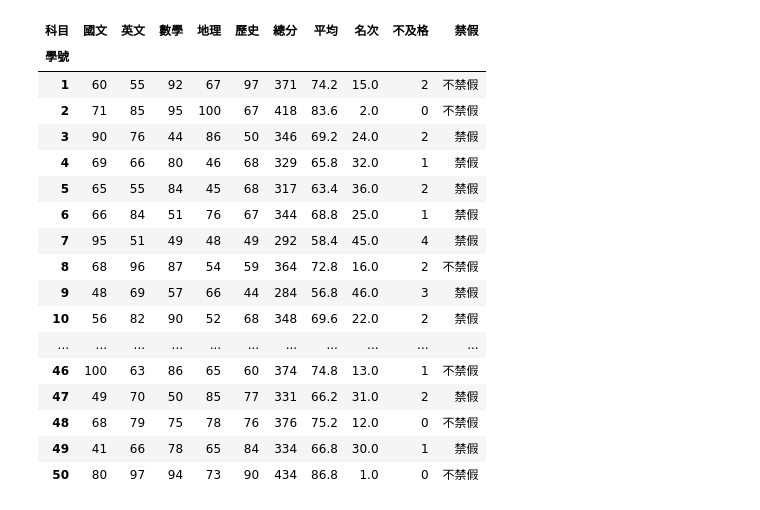
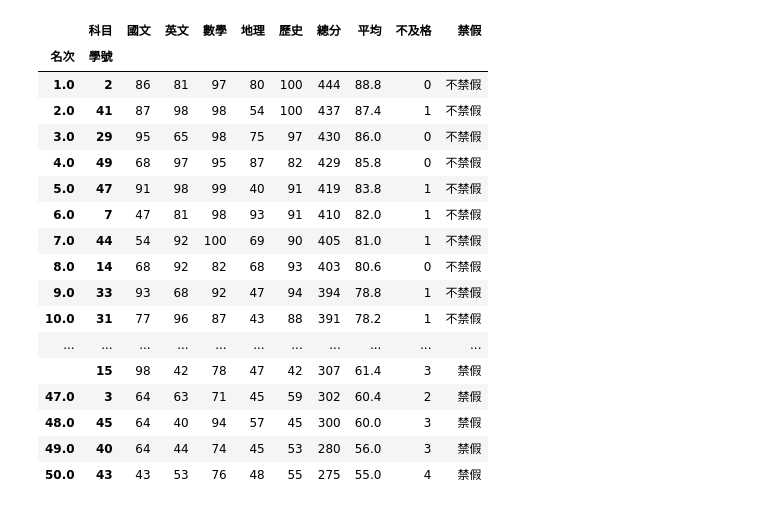
Before and after one commit to PixyChiou/__112_python_chihlee__Pixy, a Jupyter notebook: lesson16_2.ipynb, the cells around one changed output. Saved outputs shown, nothing was run; the diff lists cells and outputs as text; code cells hidden in the pictures.

```diff
--- a/lesson16_2.ipynb
+++ b/lesson16_2.ipynb
@@ -150,21 +150,22 @@ scores_df
-# %%
-scores_df.drop(columns='8禁假8', axis=1)
-# %% [output]
-| 科目 | 國文 | 英文 | 數學 | 地理 | 歷史 | 總分 | 平均 | 名次 | 不及格 | 禁假 |
-| 學號 |  |  |  |  |  |  |  |  |  |  |
-| 1 | 60 | 55 | 92 | 67 | 97 | 371 | 74.2 | 15.0 | 2 | 不禁假 |
-| 2 | 71 | 85 | 95 | 100 | 67 | 418 | 83.6 | 2.0 | 0 | 不禁假 |
-| 3 | 90 | 76 | 44 | 86 | 50 | 346 | 69.2 | 24.0 | 2 | 禁假 |
-| 4 | 69 | 66 | 80 | 46 | 68 | 329 | 65.8 | 32.0 | 1 | 禁假 |
-| 5 | 65 | 55 | 84 | 45 | 68 | 317 | 63.4 | 36.0 | 2 | 禁假 |
-| 6 | 66 | 84 | 51 | 76 | 67 | 344 | 68.8 | 25.0 | 1 | 禁假 |
-| 7 | 95 | 51 | 49 | 48 | 49 | 292 | 58.4 | 45.0 | 4 | 禁假 |
-| 8 | 68 | 96 | 87 | 54 | 59 | 364 | 72.8 | 16.0 | 2 | 不禁假 |
-| 9 | 48 | 69 | 57 | 66 | 44 | 284 | 56.8 | 46.0 | 3 | 禁假 |
-| 10 | 56 | 82 | 90 | 52 | 68 | 348 | 69.6 | 22.0 | 2 | 禁假 |
-| ... | ... | ... | ... | ... | ... | ... | ... | ... | ... | ... |
-| 46 | 100 | 63 | 86 | 65 | 60 | 374 | 74.8 | 13.0 | 1 | 不禁假 |
-| 47 | 49 | 70 | 50 | 85 | 77 | 331 | 66.2 | 31.0 | 2 | 禁假 |
-| 48 | 68 | 79 | 75 | 78 | 76 | 376 | 75.2 | 12.0 | 0 | 不禁假 |
-| 49 | 41 | 66 | 78 | 65 | 84 | 334 | 66.8 | 30.0 | 1 | 禁假 |
-| 50 | 80 | 97 | 94 | 73 | 90 | 434 | 86.8 | 1.0 | 0 | 不禁假 |
+# %%
+#原索引只有一個學號,重新定義索引為二個
+scores_df.reset_index().set_index(['名次','學號']).sort_index(level='名次')
+# %% [output]
+|  | 科目 | 國文 | 英文 | 數學 | 地理 | 歷史 | 總分 | 平均 | 不及格 | 禁假 |
+| 名次 | 學號 |  |  |  |  |  |  |  |  |  |
+| 1.0 | 2 | 86 | 81 | 97 | 80 | 100 | 444 | 88.8 | 0 | 不禁假 |
+| 2.0 | 41 | 87 | 98 | 98 | 54 | 100 | 437 | 87.4 | 1 | 不禁假 |
+| 3.0 | 29 | 95 | 65 | 98 | 75 | 97 | 430 | 86.0 | 0 | 不禁假 |
+| 4.0 | 49 | 68 | 97 | 95 | 87 | 82 | 429 | 85.8 | 0 | 不禁假 |
+| 5.0 | 47 | 91 | 98 | 99 | 40 | 91 | 419 | 83.8 | 1 | 不禁假 |
+| 6.0 | 7 | 47 | 81 | 98 | 93 | 91 | 410 | 82.0 | 1 | 不禁假 |
+| 7.0 | 44 | 54 | 92 | 100 | 69 | 90 | 405 | 81.0 | 1 | 不禁假 |
+| 8.0 | 14 | 68 | 92 | 82 | 68 | 93 | 403 | 80.6 | 0 | 不禁假 |
+| 9.0 | 33 | 93 | 68 | 92 | 47 | 94 | 394 | 78.8 | 1 | 不禁假 |
+| 10.0 | 31 | 77 | 96 | 87 | 43 | 88 | 391 | 78.2 | 1 | 不禁假 |
+| ... | ... | ... | ... | ... | ... | ... | ... | ... | ... | ... |
+|  | 15 | 98 | 42 | 78 | 47 | 42 | 307 | 61.4 | 3 | 禁假 |
+| 47.0 | 3 | 64 | 63 | 71 | 45 | 59 | 302 | 60.4 | 2 | 禁假 |
+| 48.0 | 45 | 64 | 40 | 94 | 57 | 45 | 300 | 60.0 | 3 | 禁假 |
+| 49.0 | 40 | 64 | 44 | 74 | 45 | 53 | 280 | 56.0 | 3 | 禁假 |
+| 50.0 | 43 | 43 | 53 | 76 | 48 | 55 | 275 | 55.0 | 4 | 禁假 |
```
Also changed, not shown: parts of 6 cells of this notebook, 3 other files.
